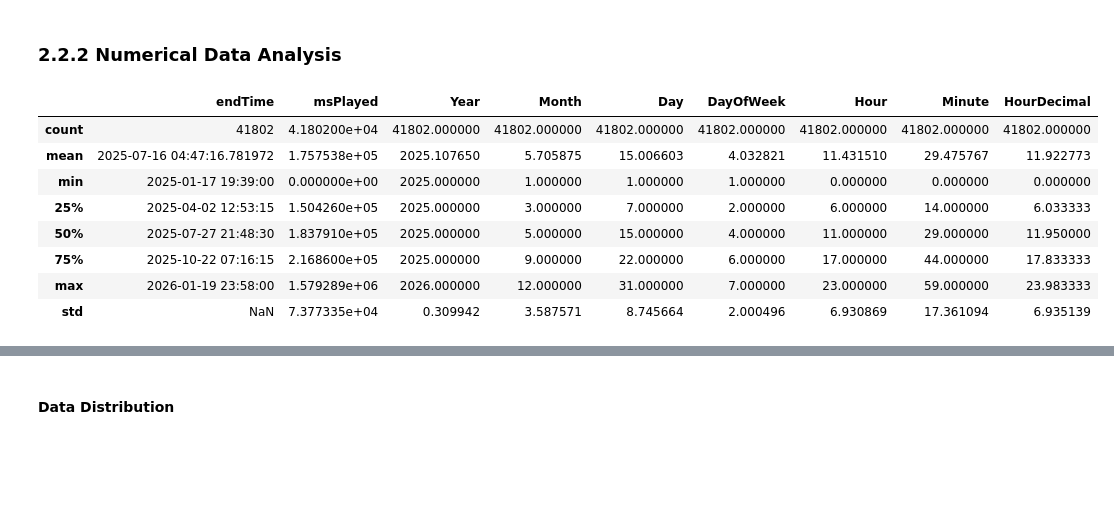
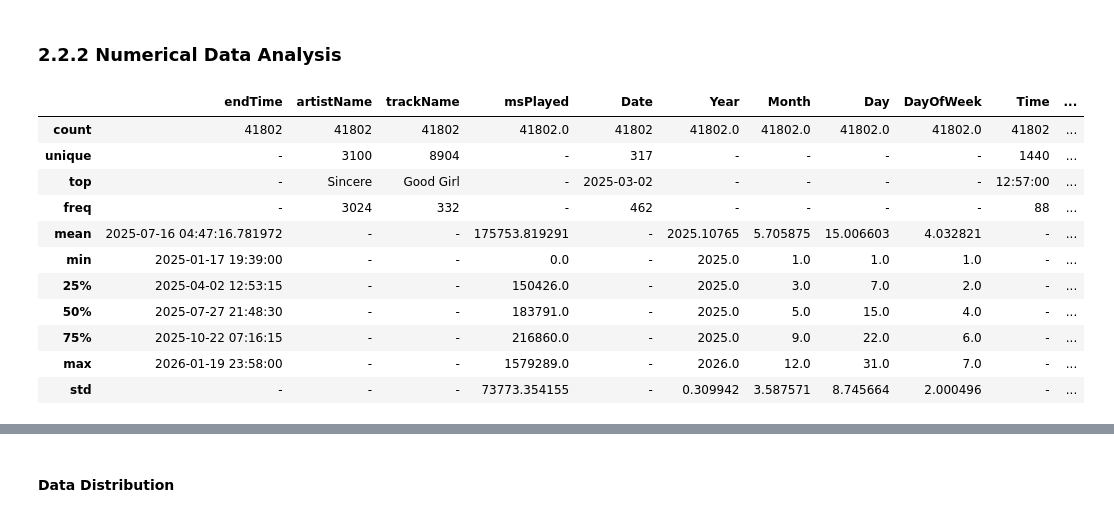
Before and after one commit to miqbal-id27/Spotify_Unwrapped, a Jupyter notebook: initial_streaming_analysis.ipynb, the cells around one changed output, grey strips where cells are left out. Saved outputs shown, nothing was run; the diff lists cells and outputs as text; code cells hidden in the pictures; blank space fills up the shorter version.

Commit message:
Deep dive on all describe , `Month` distribution, and Project Planning

```diff
--- a/initial_streaming_analysis.ipynb
+++ b/initial_streaming_analysis.ipynb
@@ -170,12 +170,15 @@ json_uni['DayOfWeek']       = json_uni['endTime'].dt.dayofweek + 1
 json_uni['Time']            = json_uni['endTime'].dt.time
 json_uni['Hour']            = json_uni['endTime'].dt.hour
 json_uni['Minute']          = json_uni['endTime'].dt.minute
-json_uni['HourDecimal']     = (json_uni['Hour'] + json_uni['Minute'] / 60)
 
 # Combination
 json_uni['Month-Year']      = json_uni['Month'].astype(str) + '-' + json_uni['Year'].astype(str)
 json_uni['Day-Month']       = json_uni['Day'].astype(str) + '-' + json_uni['Month'].astype(str)
 json_uni['Hour-Day']        = json_uni['Hour'].astype(str) + '-' + json_uni['Day'].astype(str)
+
+# Time-spent listening
+json_uni['secPlayed'] = json_uni['msPlayed'] / 1000
+json_uni['minPlayed'] = json_uni['secPlayed'] / 60
 # %%
 json_uni.head()
 # %% [output]
@@ -189,15 +192,18 @@ json_uni.head()
 <a name="uni-numerical"></a>
 ### 2.2.2 Numerical Data Analysis
 # %%
-json_uni.describe()
+json_uni.describe(include='all').fillna('-')
 # %% [output]
-|  | endTime | msPlayed | Year | Month | Day | DayOfWeek | Hour | Minute | HourDecimal |
-| count | 41802 | 4.180200e+04 | 41802.000000 | 41802.000000 | 41802.000000 | 41802.000000 | 41802.000000 | 41802.000000 | 41802.000000 |
-| mean | 2025-07-16 04:47:16.781972 | 1.757538e+05 | 2025.107650 | 5.705875 | 15.006603 | 4.032821 | 11.431510 | 29.475767 | 11.922773 |
-| min | 2025-01-17 19:39:00 | 0.000000e+00 | 2025.000000 | 1.000000 | 1.000000 | 1.000000 | 0.000000 | 0.000000 | 0.000000 |
-| 25% | 2025-04-02 12:53:15 | 1.504260e+05 | 2025.000000 | 3.000000 | 7.000000 | 2.000000 | 6.000000 | 14.000000 | 6.033333 |
-| 50% | 2025-07-27 21:48:30 | 1.837910e+05 | 2025.000000 | 5.000000 | 15.000000 | 4.000000 | 11.000000 | 29.000000 | 11.950000 |
-| 75% | 2025-10-22 07:16:15 | 2.168600e+05 | 2025.000000 | 9.000000 | 22.000000 | 6.000000 | 17.000000 | 44.000000 | 17.833333 |
-| max | 2026-01-19 23:58:00 | 1.579289e+06 | 2026.000000 | 12.000000 | 31.000000 | 7.000000 | 23.000000 | 59.000000 | 23.983333 |
-| std | NaN | 7.377335e+04 | 0.309942 | 3.587571 | 8.745664 | 2.000496 | 6.930869 | 17.361094 | 6.935139 |
+|  | endTime | artistName | trackName | msPlayed | Date | Year | Month | Day | DayOfWeek | Time | ... |
+| count | 41802 | 41802 | 41802 | 41802.0 | 41802 | 41802.0 | 41802.0 | 41802.0 | 41802.0 | 41802 | ... |
+| unique | - | 3100 | 8904 | - | 317 | - | - | - | - | 1440 | ... |
+| top | - | Sincere | Good Girl | - | 2025-03-02 | - | - | - | - | 12:57:00 | ... |
+| freq | - | 3024 | 332 | - | 462 | - | - | - | - | 88 | ... |
+| mean | 2025-07-16 04:47:16.781972 | - | - | 175753.819291 | - | 2025.10765 | 5.705875 | 15.006603 | 4.032821 | - | ... |
+| min | 2025-01-17 19:39:00 | - | - | 0.0 | - | 2025.0 | 1.0 | 1.0 | 1.0 | - | ... |
+| 25% | 2025-04-02 12:53:15 | - | - | 150426.0 | - | 2025.0 | 3.0 | 7.0 | 2.0 | - | ... |
+| 50% | 2025-07-27 21:48:30 | - | - | 183791.0 | - | 2025.0 | 5.0 | 15.0 | 4.0 | - | ... |
+| 75% | 2025-10-22 07:16:15 | - | - | 216860.0 | - | 2025.0 | 9.0 | 22.0 | 6.0 | - | ... |
+| max | 2026-01-19 23:58:00 | - | - | 1579289.0 | - | 2026.0 | 12.0 | 31.0 | 7.0 | - | ... |
+| std | - | - | - | 73773.354155 | - | 0.309942 | 3.587571 | 8.745664 | 2.000496 | - | ... |
 # %% [markdown]
```
Also changed, not shown: parts of 23 cells of this notebook.
